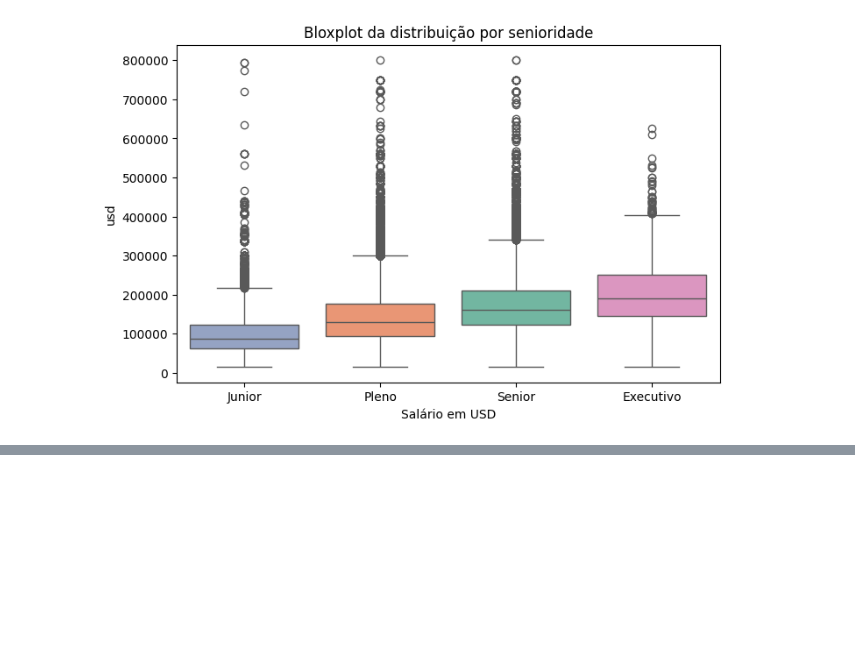
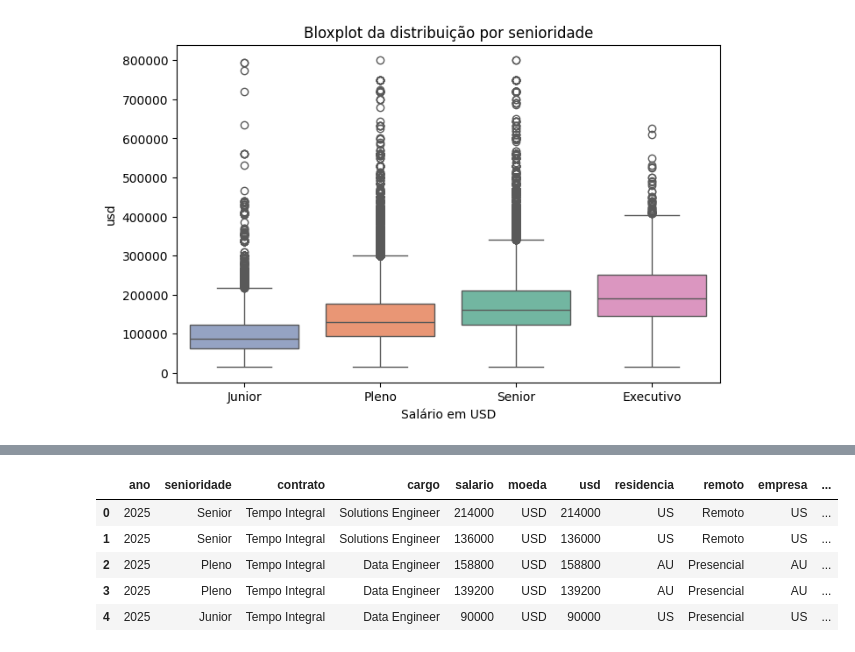
Before and after one commit to SavioMatias/ImersaoAlura, a Jupyter notebook: AulaAlura.ipynb, the cells around one changed output, grey strips where cells are left out. Drawn from its saved outputs; the diff is of its cells as text; code cells hidden in the pictures; blank space fills up the shorter version.

```diff
--- a/AulaAlura.ipynb
+++ b/AulaAlura.ipynb
@@ -496,0 +516,24 @@ fig.show()
+# %%
+# Função para converter ISO-2 para ISO-3
+def iso2_to_iso3(code):
+    try:
+        return pycountry.countries.get(alpha_2=code).alpha_3
+    except:
+        return None
+
+# Criar nova coluna com código ISO-3
+df_limpo['residencia_iso3'] = df_limpo['residencia'].apply(iso2_to_iso3)
+
+# Calcular média salarial por país (ISO-3)
+df_ds = df_limpo[df_limpo['cargo'] == 'Data Scientist']
+media_ds_pais = df_ds.groupby('residencia_iso3')['usd'].mean().reset_index()
+
+# Gerar o mapa
+fig = px.choropleth(media_ds_pais,
+                    locations='residencia_iso3',
+                    color='usd',
+                    color_continuous_scale='rdylgn',
+                    title='Salário médio de Cientista de Dados por país',
+                    labels={'usd': 'Salário médio (USD)', 'residencia_iso3': 'País'})
+
+fig.show()
@@ -496,0 +542,9 @@ fig.show()
+# %%
+df_limpo.head()
+# %% [output]
+|  | ano | senioridade | contrato | cargo | salario | moeda | usd | residencia | remoto | empresa | ... |
+| 0 | 2025 | Senior | Tempo Integral | Solutions Engineer | 214000 | USD | 214000 | US | Remoto | US | ... |
+| 1 | 2025 | Senior | Tempo Integral | Solutions Engineer | 136000 | USD | 136000 | US | Remoto | US | ... |
+| 2 | 2025 | Pleno | Tempo Integral | Data Engineer | 158800 | USD | 158800 | AU | Presencial | AU | ... |
+| 3 | 2025 | Pleno | Tempo Integral | Data Engineer | 139200 | USD | 139200 | AU | Presencial | AU | ... |
+| 4 | 2025 | Junior | Tempo Integral | Data Engineer | 90000 | USD | 90000 | US | Presencial | US | ... |
```
Also changed, not shown: parts of 5 cells of this notebook.
